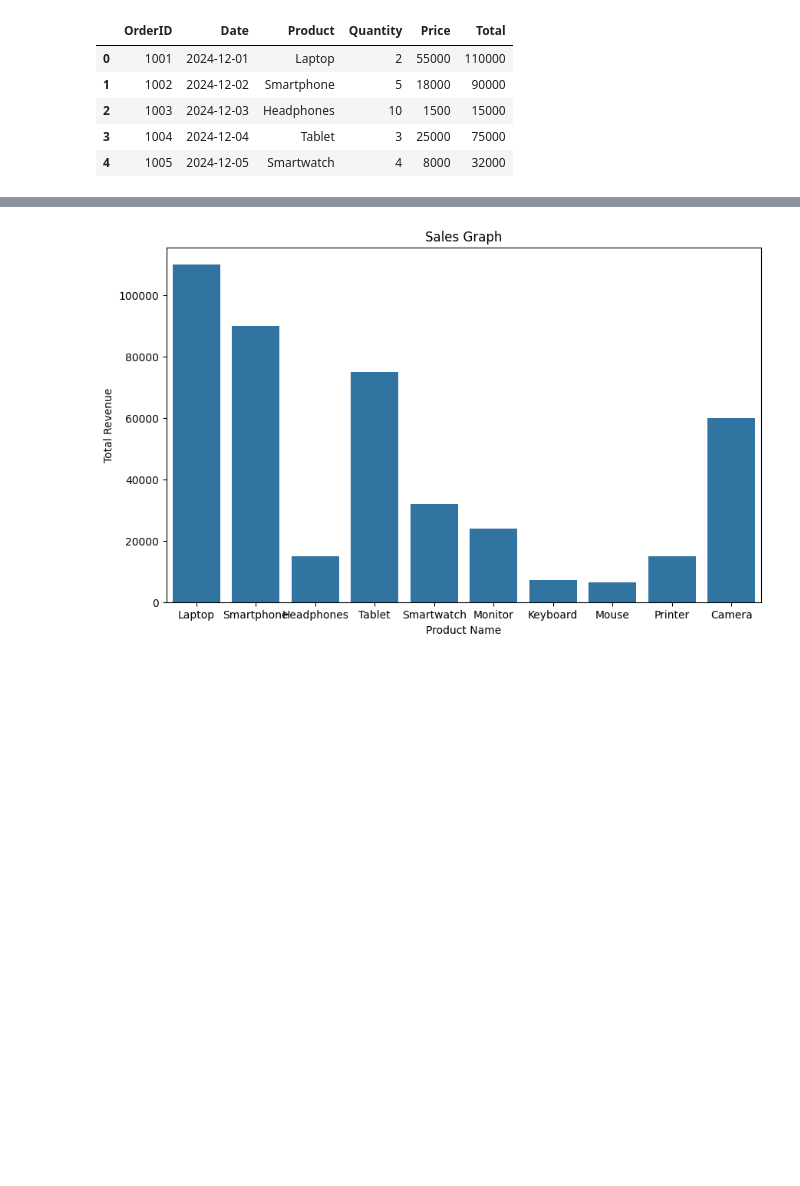
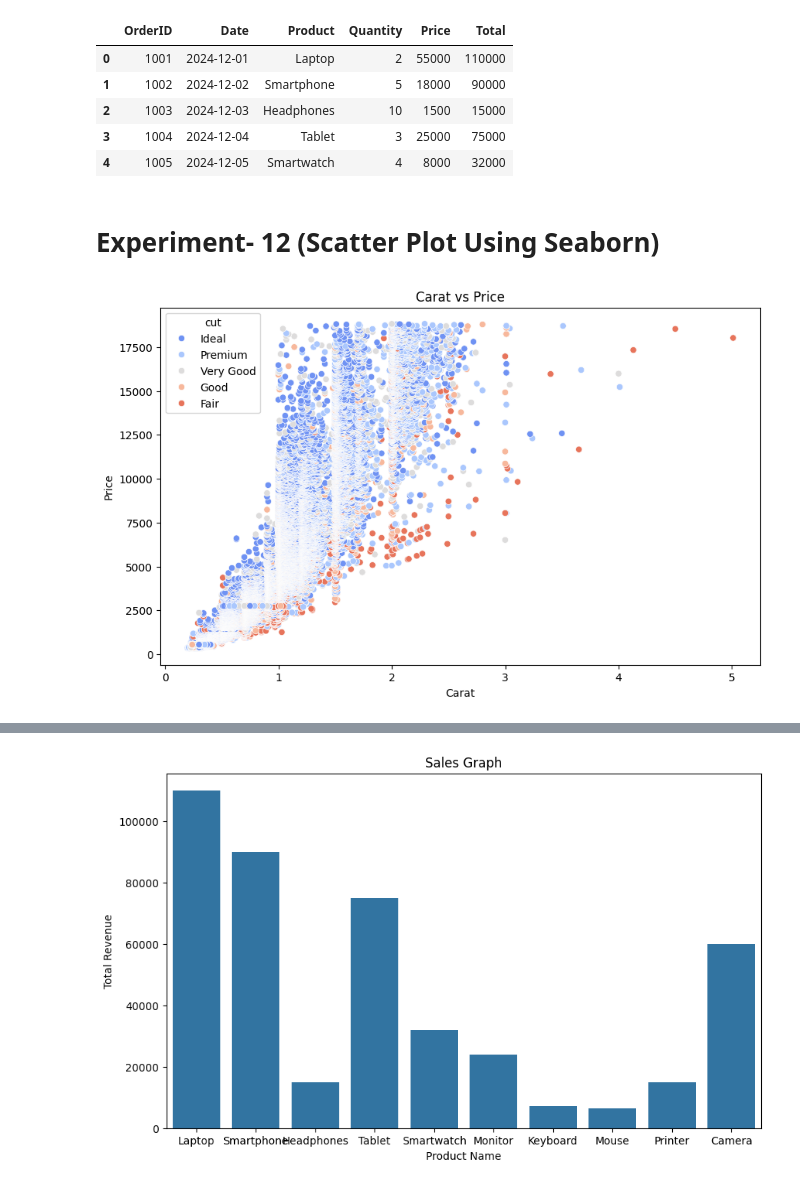
Before and after one commit to manishparihar3618/Data-Analysis, a Jupyter notebook: data_visualization/seaborn.ipynb, the cells around one changed output, grey strips where cells are left out. Saved outputs shown, nothing was run; the diff lists cells and outputs as text; code cells hidden in the pictures; blank space fills up the shorter version.

```diff
--- a/data_visualization/seaborn.ipynb
+++ b/data_visualization/seaborn.ipynb
@@ -110,3 +123,15 @@ sales_df.head()
 | 2 | 1003 | 2024-12-03 | Headphones | 10 | 1500 | 15000 |
 | 3 | 1004 | 2024-12-04 | Tablet | 3 | 25000 | 75000 |
 | 4 | 1005 | 2024-12-05 | Smartwatch | 4 | 8000 | 32000 |
+# %% [markdown]
+# Experiment- 12 (Scatter Plot Using Seaborn)
+# %%
+daimonds = sns.load_dataset('diamonds')
+plt.figure(figsize=(10,6))
+sns.scatterplot(x='carat',y='price',data=daimonds,hue='cut',palette='coolwarm')
+plt.title("Carat vs Price")
+plt.xlabel("Carat")
+plt.ylabel("Price")
+plt.show()
+# %% [output]
+[figure, added]
```
Also changed, not shown: parts of 8 cells of this notebook, 6 other files.
